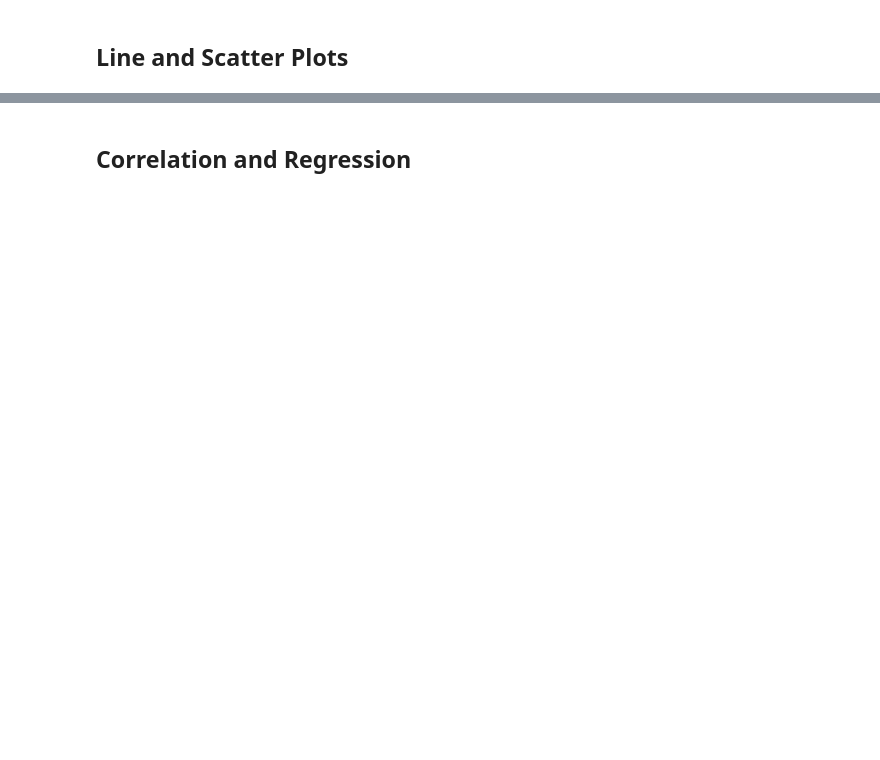
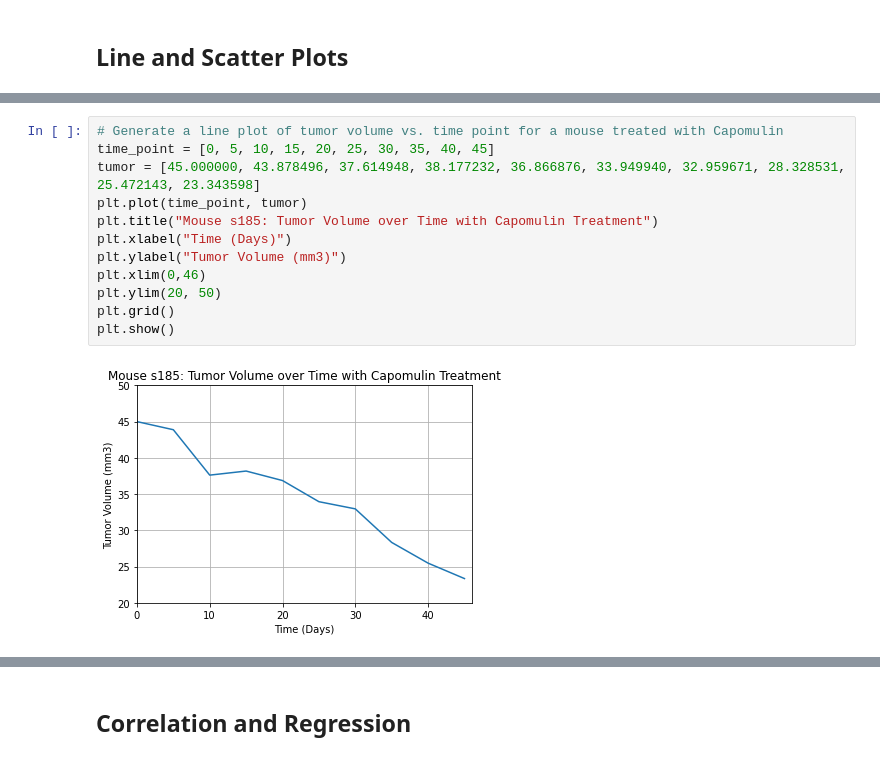
Before and after one commit to MaryColasanto/Pymaceuticals, a Jupyter notebook: pymaceuticals_starter.ipynb, the cells around one changed output, grey strips where cells are left out. Saved outputs shown, nothing was run; the diff lists cells and outputs as text; blank space fills up the shorter version.

```diff
--- a/pymaceuticals_starter.ipynb
+++ b/pymaceuticals_starter.ipynb
@@ -291,0 +296,14 @@ boxplot.set_ylabel('')
+# %%
+# Generate a line plot of tumor volume vs. time point for a mouse treated with Capomulin
+time_point = [0, 5, 10, 15, 20, 25, 30, 35, 40, 45]
+tumor = [45.000000, 43.878496, 37.614948, 38.177232, 36.866876, 33.949940, 32.959671, 28.328531, 25.472143, 23.343598]
+plt.plot(time_point, tumor)
+plt.title("Mouse s185: Tumor Volume over Time with Capomulin Treatment")
+plt.xlabel("Time (Days)")
+plt.ylabel("Tumor Volume (mm3)")
+plt.xlim(0,46)
+plt.ylim(20, 50)
+plt.grid()
+plt.show()
+# %% [output]
+[figure, added]
```
Also changed, not shown: parts of 10 cells of this notebook.
